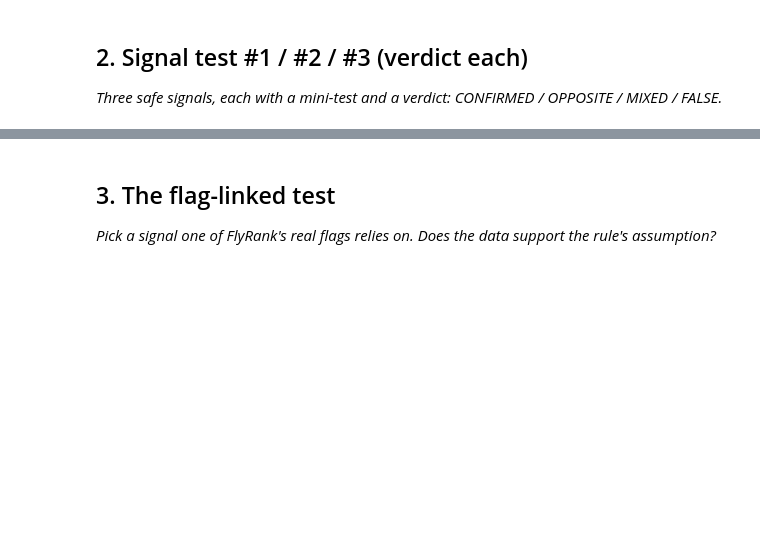
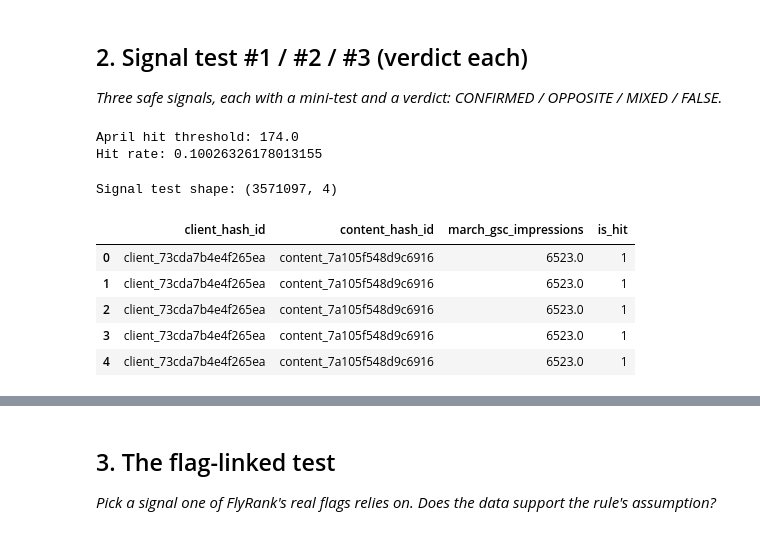
Before and after one commit to nazama-tech/Flyrank-Ml-internship, a Jupyter notebook: work/notebooks/w04_signal_audit.ipynb, the cells around one changed output, grey strips where cells are left out. Drawn from its saved outputs; the diff is of its cells as text; code cells hidden in the pictures; blank space fills up the shorter version.

```diff
--- a/work/notebooks/w04_signal_audit.ipynb
+++ b/work/notebooks/w04_signal_audit.ipynb
@@ -111,0 +126,47 @@ sample[[
+# %%
+# April Outcome
+april_outcome = con.sql(f"""
+    SELECT
+        client_hash_id,
+        content_hash_id,
+        gsc_impressions AS april_gsc_impressions
+    FROM read_parquet(
+        '{rel}/fact_content_daily_performance/**/*.parquet'
+    )
+    WHERE
+        month = '2026-04'
+        AND gsc_data_available IS TRUE
+""").df()
+# %%
+hit_threshold = april_outcome["april_gsc_impressions"].quantile(0.90)
+
+april_outcome["is_hit"] = (
+    april_outcome["april_gsc_impressions"] >= hit_threshold
+).astype(int)
+
+print("April hit threshold:", hit_threshold)
+print("Hit rate:", april_outcome["is_hit"].mean())
+# %% [output]
+April hit threshold: 174.0
+Hit rate: 0.10026326178013155
+# %%
+# Signal Test #1 — Volume
+# Merge March signal with April outcome
+signal_test = march_features.merge(
+    april_outcome[
+        ["client_hash_id", "content_hash_id", "is_hit"]
+    ],
+    on=["client_hash_id", "content_hash_id"],
+    how="inner"
+)
+
+print("Signal test shape:", signal_test.shape)
+signal_test.head()
+# %% [output]
+Signal test shape: (3571097, 4)
+|  | client_hash_id | content_hash_id | march_gsc_impressions | is_hit |
+| 0 | client_73cda7b4e4f265ea | content_7a105f548d9c6916 | 6523.0 | 1 |
+| 1 | client_73cda7b4e4f265ea | content_7a105f548d9c6916 | 6523.0 | 1 |
+| 2 | client_73cda7b4e4f265ea | content_7a105f548d9c6916 | 6523.0 | 1 |
+| 3 | client_73cda7b4e4f265ea | content_7a105f548d9c6916 | 6523.0 | 1 |
+| 4 | client_73cda7b4e4f265ea | content_7a105f548d9c6916 | 6523.0 | 1 |
```
Also changed, not shown: parts of 5 cells of this notebook.
